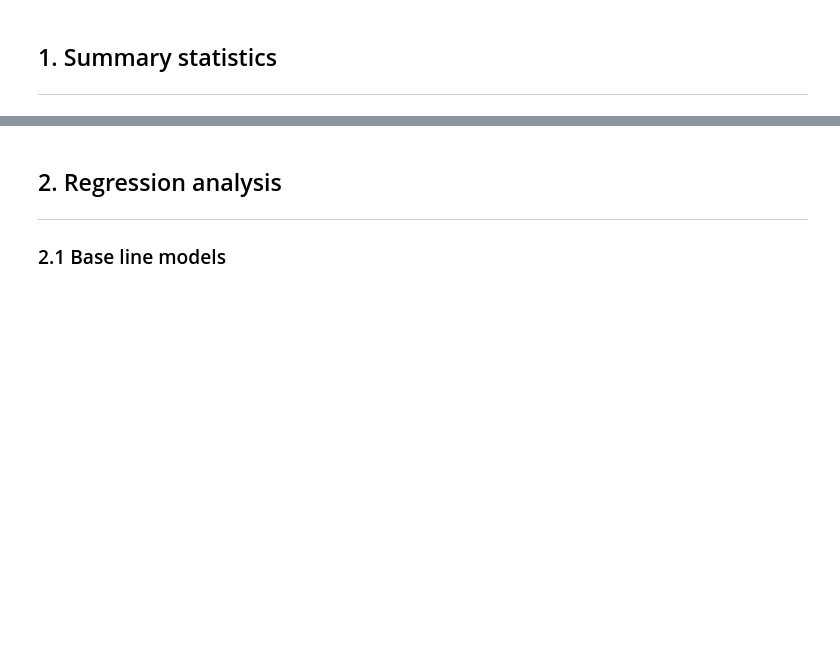
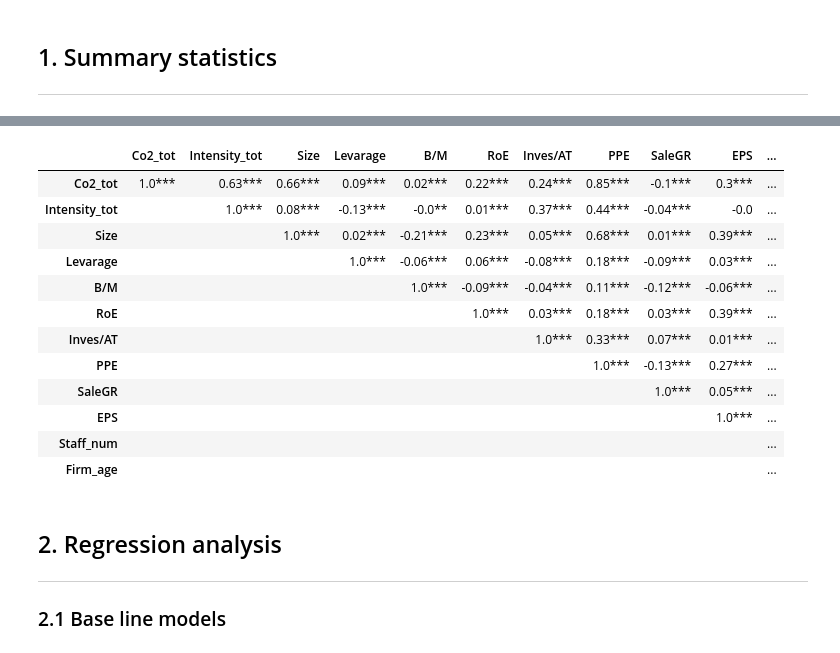
Before and after one commit to CongWang141/co2_paper, a Jupyter notebook: co2_paper/2. firm_analysis.ipynb, the cells around one changed output, grey strips where cells are left out. Cells and saved outputs as stored; diff of their text form; code cells hidden in the pictures; blank space fills up the shorter version.

```diff
--- a/co2_paper/2. firm_analysis.ipynb
+++ b/co2_paper/2. firm_analysis.ipynb
@@ -72,0 +111,32 @@ summary_stats2
+# %%
+# compute the pearson corr among each variables, with statistic significance
+
+# define a function to compute the correlation
+from scipy.stats import pearsonr
+def correlation_(df):
+  rho = df.corr()
+  pval = df.corr(method=lambda x, y: pearsonr(x, y)[1]) - np.eye(*rho.shape)
+  p = pval.map(lambda x: ''.join(['*' for t in [.05, .01, .001] if x<=t]))
+  tab = rho.round(2).astype(str) + p
+  for i in range(0,tab.shape[1]):
+    for j in range(0,tab.shape[1]):
+      if i>j:
+        tab.iloc[i,j] = ''
+  return tab
+
+tab = correlation_(df[['Co2_tot', 'Intensity_tot', 'Size', 'Levarage', 'B/M', 'RoE', 'Inves/AT', 'PPE', 'SaleGR', 'EPS', 'Staff_num', 'Firm_age']])
+tab
+# %% [output]
+|  | Co2_tot | Intensity_tot | Size | Levarage | B/M | RoE | Inves/AT | PPE | SaleGR | EPS | ... |
+| Co2_tot | 1.0*** | 0.63*** | 0.66*** | 0.09*** | 0.02*** | 0.22*** | 0.24*** | 0.85*** | -0.1*** | 0.3*** | ... |
+| Intensity_tot |  | 1.0*** | 0.08*** | -0.13*** | -0.0** | 0.01*** | 0.37*** | 0.44*** | -0.04*** | -0.0 | ... |
+| Size |  |  | 1.0*** | 0.02*** | -0.21*** | 0.23*** | 0.05*** | 0.68*** | 0.01*** | 0.39*** | ... |
+| Levarage |  |  |  | 1.0*** | -0.06*** | 0.06*** | -0.08*** | 0.18*** | -0.09*** | 0.03*** | ... |
+| B/M |  |  |  |  | 1.0*** | -0.09*** | -0.04*** | 0.11*** | -0.12*** | -0.06*** | ... |
+| RoE |  |  |  |  |  | 1.0*** | 0.03*** | 0.18*** | 0.03*** | 0.39*** | ... |
+| Inves/AT |  |  |  |  |  |  | 1.0*** | 0.33*** | 0.07*** | 0.01*** | ... |
+| PPE |  |  |  |  |  |  |  | 1.0*** | -0.13*** | 0.27*** | ... |
+| SaleGR |  |  |  |  |  |  |  |  | 1.0*** | 0.05*** | ... |
+| EPS |  |  |  |  |  |  |  |  |  | 1.0*** | ... |
+| Staff_num |  |  |  |  |  |  |  |  |  |  | ... |
+| Firm_age |  |  |  |  |  |  |  |  |  |  | ... |
```
Also changed, not shown: parts of 8 cells of this notebook, 16 other files.
